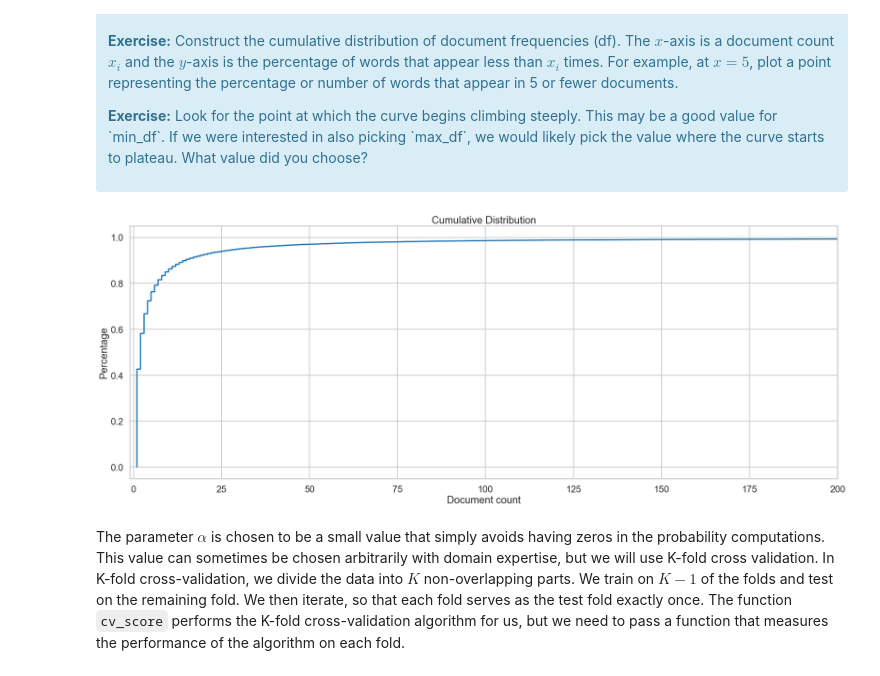
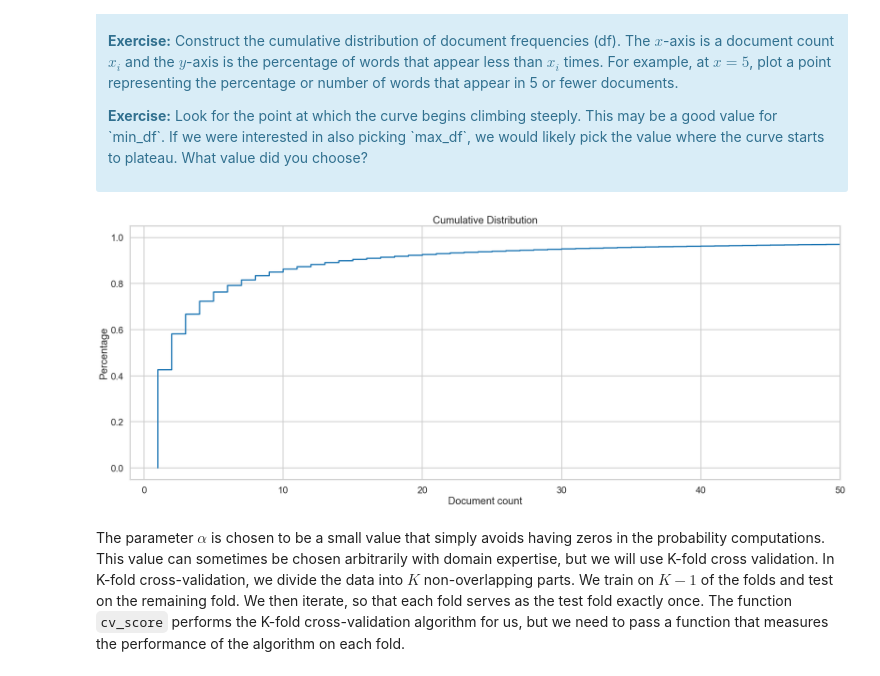
Before and after one commit to rachelraikar/Unit-10-Machine-Learning, a Jupyter notebook: naive_bayes/Mini_Project_Naive_Bayes.ipynb, the cells around one changed output. Cells and saved outputs as stored; diff of their text form; code cells hidden in the pictures.

```diff
--- a/naive_bayes/Mini_Project_Naive_Bayes.ipynb
+++ b/naive_bayes/Mini_Project_Naive_Bayes.ipynb
@@ -305,9 +304,8 @@ First, let's find an appropriate value for `min_df` for the `CountVectorizer`. `
 # %%
 # Your turn.
 
-#Create empty list
+#Create empty list to be populated with the overall frequencies of words in all of the documents.
 word_frequencies = []
-
 
 for doc in X:
     if word_frequencies == []:
@@ -316,38 +314,38 @@ for doc in X:
         word_frequencies = word_frequencies + doc
 
 word_frequencies = word_frequencies.todense()
 word_frequencies = np.asarray(word_frequencies)[0]
 
-#Define function for cdf of document frequencies
+#Define function that returns cdf of document frequencies (To be plotted)
 def cdf(data):
-    """Compute ECDF for a one-dimensional array of measurements."""
+    """Compute CDF for a one-dimensional array of measurements."""
     # Number of data points: n
     n = len(data)
 
     # x-data for the ECDF: x
     x = np.sort(data)
 
     # y-data for the ECDF: y
     y = np.arange(1, n+1) / n
 
     return x, y
 
-# Compute CDF: x, y
+# Compute CDF of word frequencies in all the documents
 x,y = cdf(word_frequencies)
 
 # Plot the CDF with axis labels
 plt.rcParams['figure.figsize'] = 30,11
-plt.xlim(-1,200)
+plt.xlim(-1,50)
 plt.plot(x,y)
 
 plt.xlabel('Document count')
 plt.ylabel('Percentage')
 plt.title('Cumulative Distribution')
 
 # Show the plot
 plt.show()
 # %% [output]
-[figure, old version]
+[figure, new version]
 # %%
 #values chosen
 min_df = 1
```
Also changed, not shown: parts of 20 cells of this notebook.
